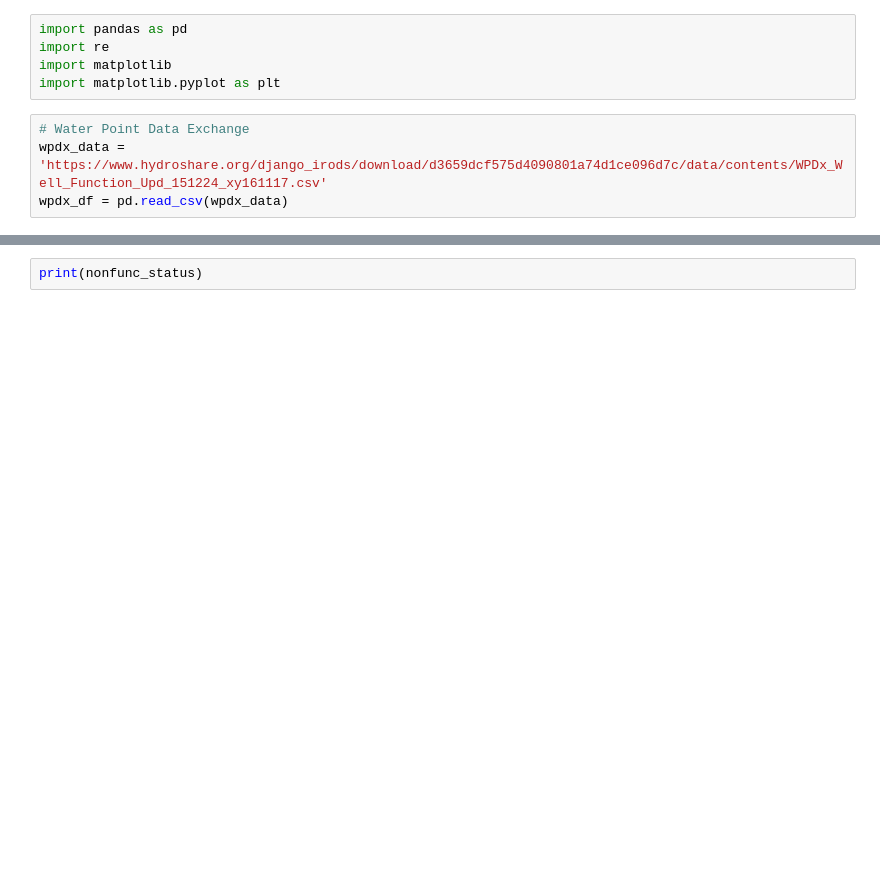
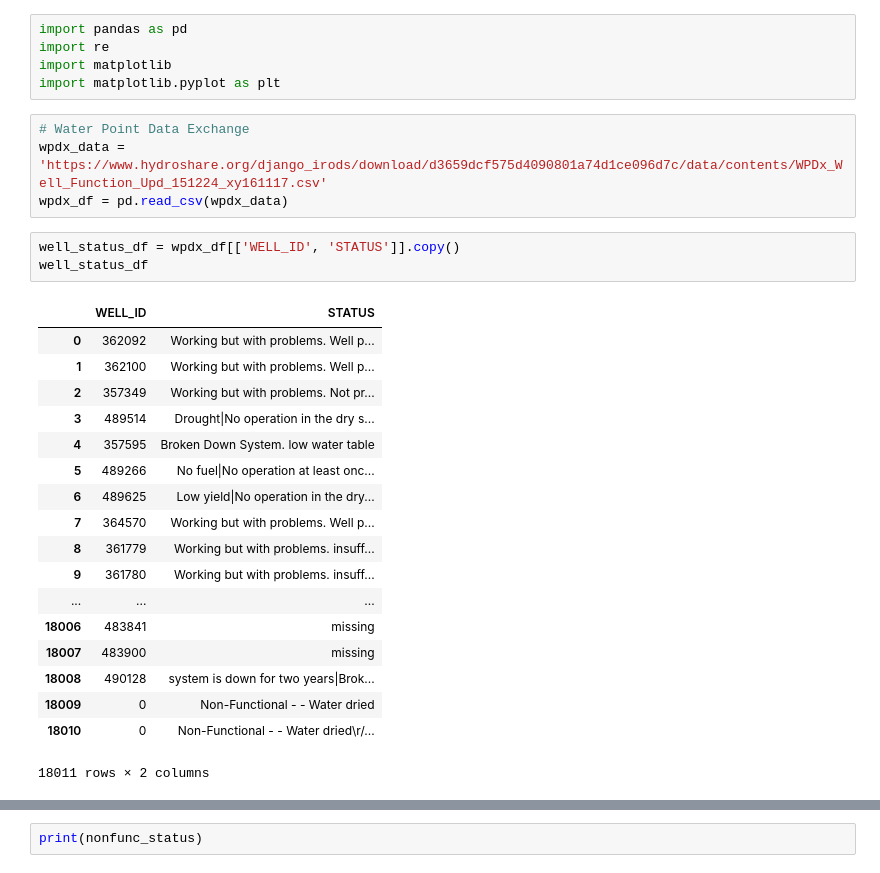
Before and after one commit to yeemey/haackwell, a Jupyter notebook: notebooks/issue3_wpdx_well_status.ipynb, the cells around one changed output, grey strips where cells are left out. Cells and saved outputs as stored; diff of their text form; blank space fills up the shorter version.

Commit message:
subset df of well ids and status

```diff
--- a/notebooks/issue3_wpdx_well_status.ipynb
+++ b/notebooks/issue3_wpdx_well_status.ipynb
@@ -11,4 +11,26 @@ import matplotlib.pyplot as plt
 # Water Point Data Exchange
 wpdx_data = 'https://www.hydroshare.org/django_irods/download/d3659dcf575d4090801a74d1ce096d7c/data/contents/WPDx_Well_Function_Upd_151224_xy161117.csv'
 wpdx_df = pd.read_csv(wpdx_data)
+# %%
+well_status_df = wpdx_df[['WELL_ID', 'STATUS']].copy()
+well_status_df
+# %% [output]
+|  | WELL_ID | STATUS |
+| 0 | 362092 | Working but with problems. Well p... |
+| 1 | 362100 | Working but with problems. Well p... |
+| 2 | 357349 | Working but with problems. Not pr... |
+| 3 | 489514 | Drought|No operation in the dry s... |
+| 4 | 357595 | Broken Down System. low water table |
+| 5 | 489266 | No fuel|No operation at least onc... |
+| 6 | 489625 | Low yield|No operation in the dry... |
+| 7 | 364570 | Working but with problems. Well p... |
+| 8 | 361779 | Working but with problems. insuff... |
+| 9 | 361780 | Working but with problems. insuff... |
+| ... | ... | ... |
+| 18006 | 483841 | missing |
+| 18007 | 483900 | missing |
+| 18008 | 490128 | system is down for two years|Brok... |
+| 18009 | 0 | Non-Functional - - Water dried |
+| 18010 | 0 | Non-Functional - - Water dried\r/... |
+18011 rows × 2 columns
 # %%
```
Also changed, not shown: parts of 3 cells of this notebook.
